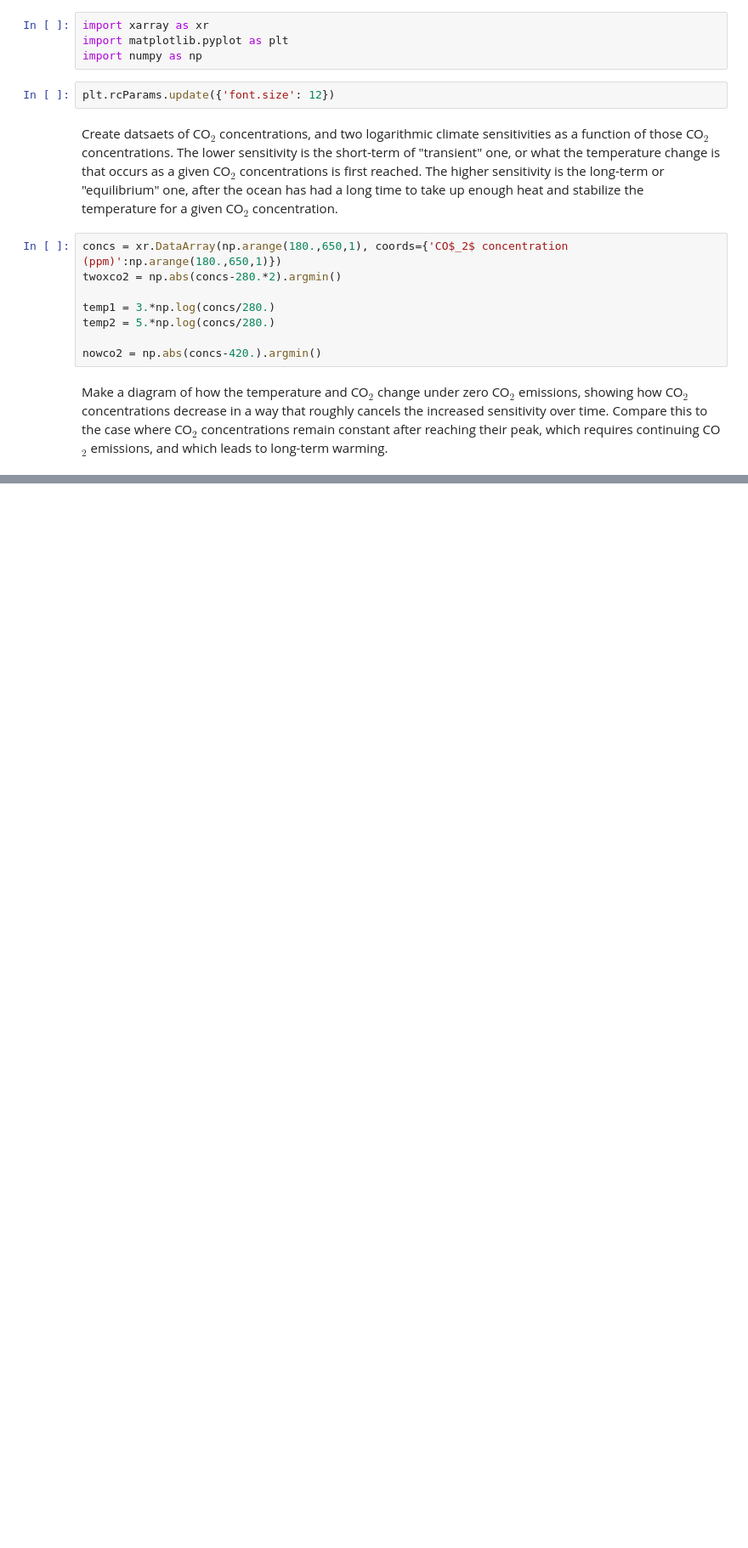
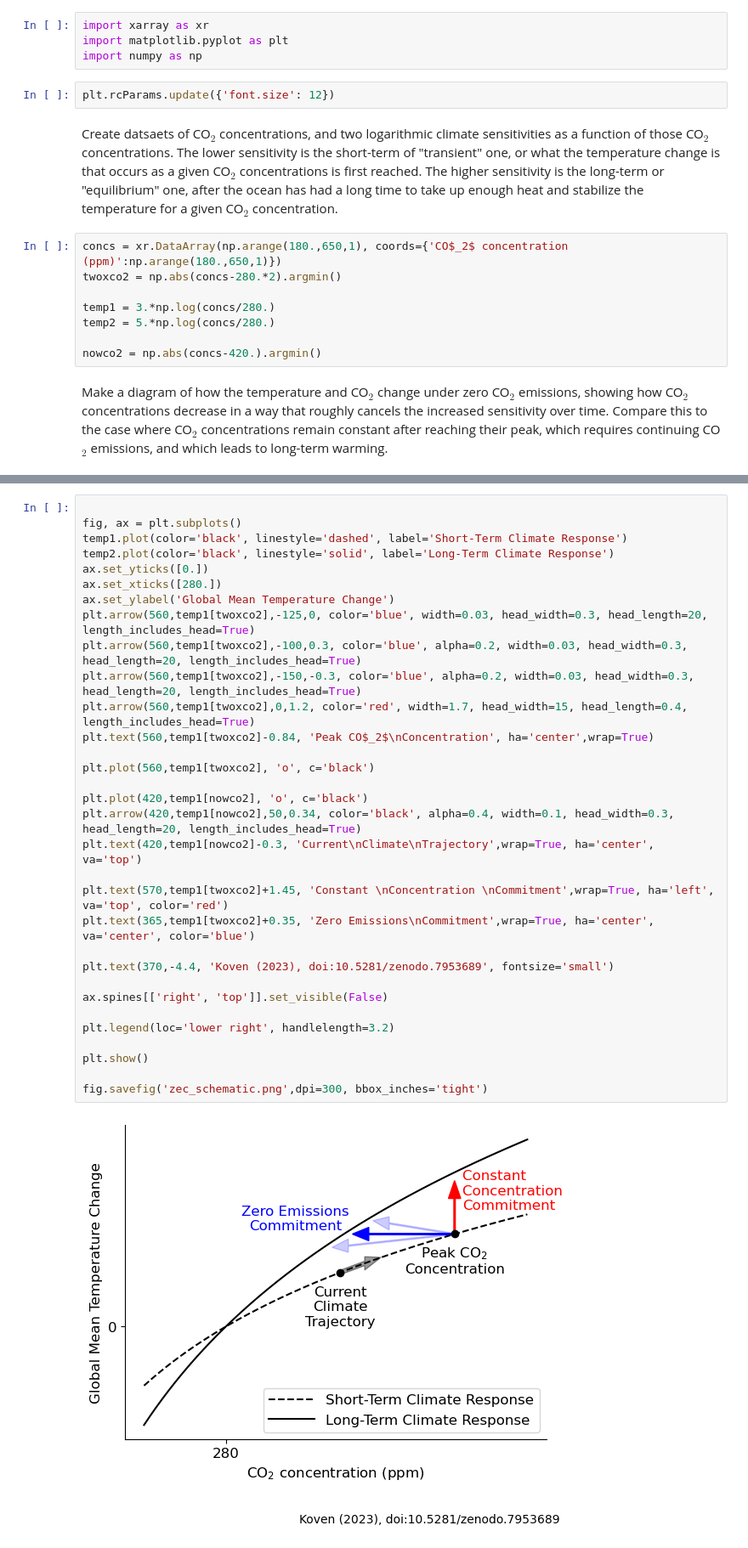
Before and after one commit to ckoven/zec_schematic, a Jupyter notebook: ZEC_schematic_notebook.ipynb, the cells around one changed output, grey strips where cells are left out. Shown at 85% size. Cells and saved outputs as stored; diff of their text form; blank space fills up the shorter version.

Commit message:
updated wording on graphic per comment by R. Saravanan. Also added twitter thread text to notebook for posterity.

```diff
--- a/ZEC_schematic_notebook.ipynb
+++ b/ZEC_schematic_notebook.ipynb
@@ -52,0 +19,34 @@ fig.savefig('zec_schematic.png',dpi=300, bbox_inches='tight')
+# %%
+
+fig, ax = plt.subplots()
+temp1.plot(color='black', linestyle='dashed', label='Short-Term Climate Response')
+temp2.plot(color='black', linestyle='solid', label='Long-Term Climate Response')
+ax.set_yticks([0.])
+ax.set_xticks([280.])
+ax.set_ylabel('Global Mean Temperature Change')
+plt.arrow(560,temp1[twoxco2],-125,0, color='blue', width=0.03, head_width=0.3, head_length=20, length_includes_head=True)
+plt.arrow(560,temp1[twoxco2],-100,0.3, color='blue', alpha=0.2, width=0.03, head_width=0.3, head_length=20, length_includes_head=True)
+plt.arrow(560,temp1[twoxco2],-150,-0.3, color='blue', alpha=0.2, width=0.03, head_width=0.3, head_length=20, length_includes_head=True)
+plt.arrow(560,temp1[twoxco2],0,1.2, color='red', width=1.7, head_width=15, head_length=0.4, length_includes_head=True)
+plt.text(560,temp1[twoxco2]-0.84, 'Peak CO$_2$\nConcentration', ha='center',wrap=True)
+
+plt.plot(560,temp1[twoxco2], 'o', c='black')
+
+plt.plot(420,temp1[nowco2], 'o', c='black')
+plt.arrow(420,temp1[nowco2],50,0.34, color='black', alpha=0.4, width=0.1, head_width=0.3, head_length=20, length_includes_head=True)
+plt.text(420,temp1[nowco2]-0.3, 'Current\nClimate\nTrajectory',wrap=True, ha='center', va='top')
+
+plt.text(570,temp1[twoxco2]+1.45, 'Constant \nConcentration \nCommitment',wrap=True, ha='left', va='top', color='red')
+plt.text(365,temp1[twoxco2]+0.35, 'Zero Emissions\nCommitment',wrap=True, ha='center', va='center', color='blue')
+
+plt.text(370,-4.4, 'Koven (2023), doi:10.5281/zenodo.7953689', fontsize='small')
+
+ax.spines[['right', 'top']].set_visible(False)
+
+plt.legend(loc='lower right', handlelength=3.2)
+
+plt.show()
+
+fig.savefig('zec_schematic.png',dpi=300, bbox_inches='tight')
+# %% [output]
+[figure, added]
```
Also changed, not shown: parts of 2 cells of this notebook, 1 other file.
